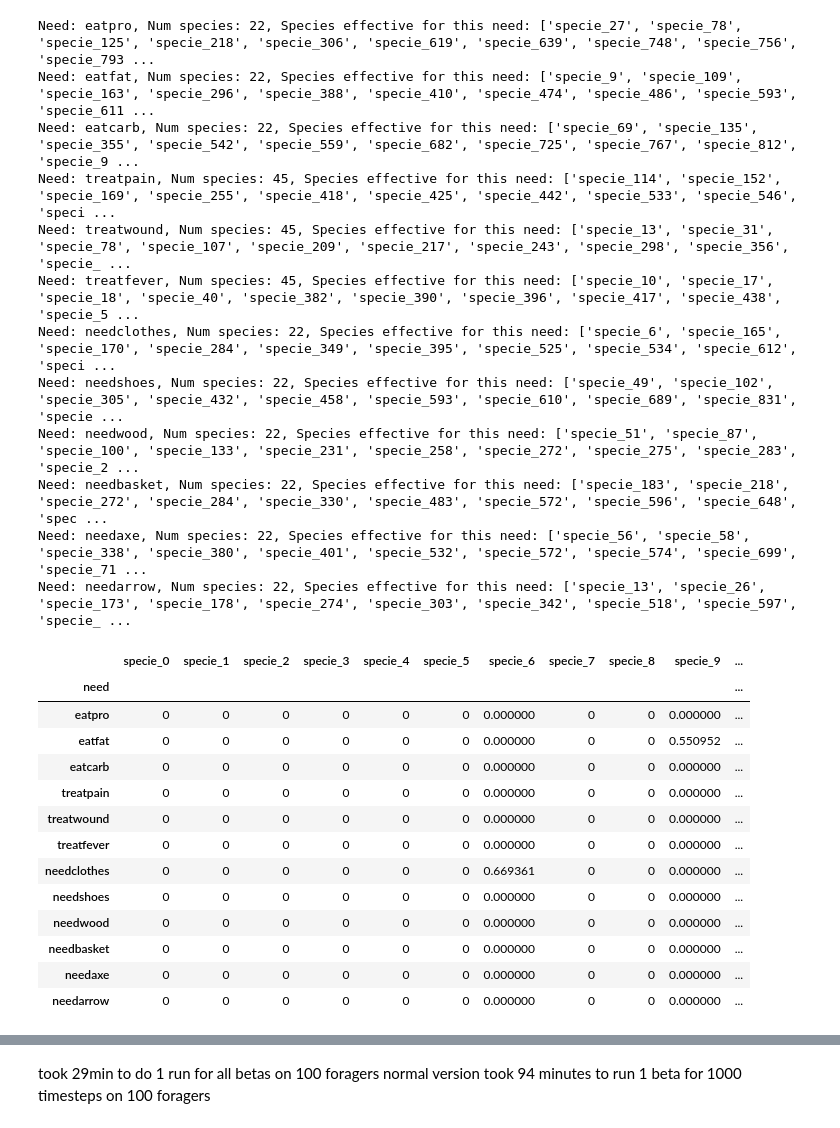
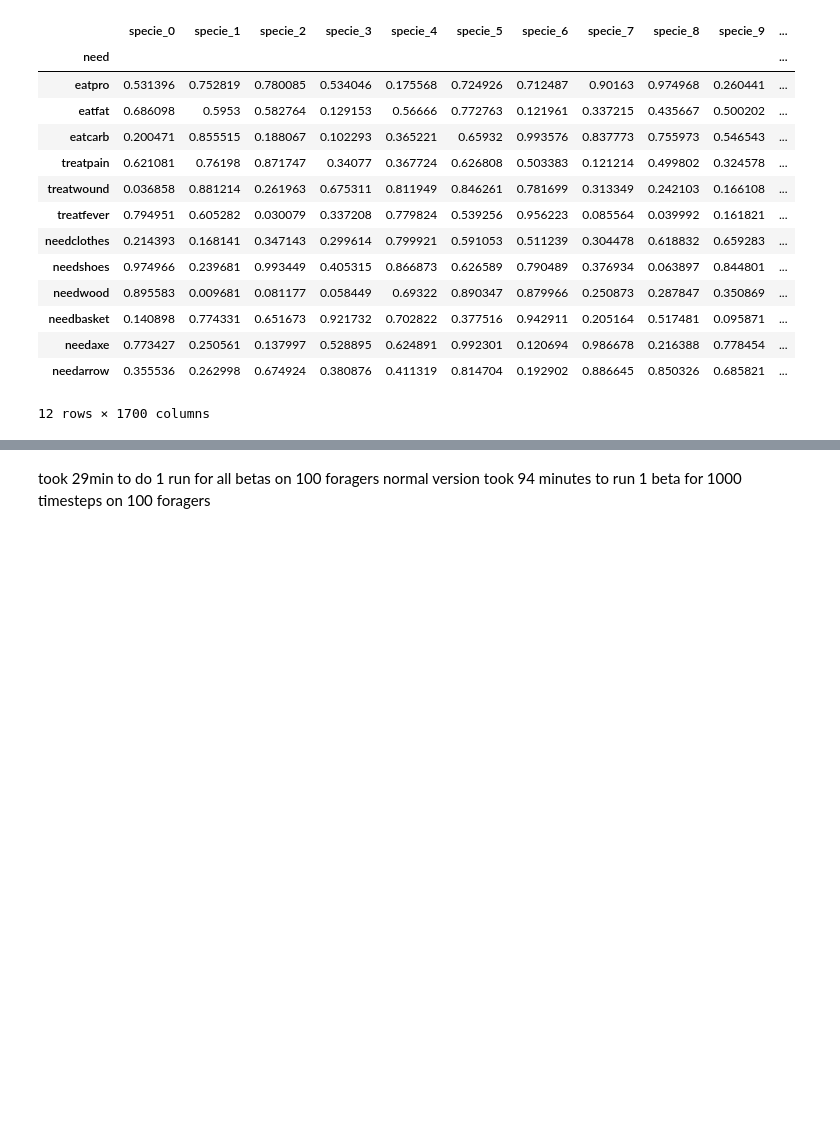
Before and after one commit to kaleyjoss/information_transmission, a Jupyter notebook: Kaley_model_addition.ipynb, the cells around one changed output, grey strips where cells are left out. Saved outputs shown, nothing was run; the diff lists cells and outputs as text; code cells hidden in the pictures; blank space fills up the shorter version.

```diff
--- a/Kaley_model_addition.ipynb
+++ b/Kaley_model_addition.ipynb
@@ -12,6 +12,7 @@ from scipy import spatial as st
 import pandas as pd
 import timeit
 import logging
+import csv
 
 #####################################################################################
 #####################################################################################
@@ -20,25 +21,25 @@ import logging
 # this is the name of the folder with the data
 mainFolder = "datafile"
 
-# range of values for beta (heterogeneity)
+# range of values for beta (heterogeneity of food quantity)
 betas = [2.5]
 
 # range of values for the forager population (tested against every beta)
-foragers = [100] # [ 1, 5, 10, 50, 100, 200 ] kj comment to test code
+foragers = [100] # [ 1, 5, 10, 50, 100, 200 ] kj comment out to test code
 
 # number of files created for each program with different initial conditions
 # helps calculate averages
 runs = 1
 
 # number of time-steps for each run
-steps = 1000
+steps = 10
 
 # number of patches per run
 patches = 50000
 
 # number of patches in the memory of each forager at t = 0
 # recall that memory > time-steps and memory <= patches, otherwise we get an error
-memory = 50000
+memory = 50000 # tried to change memory down and it didn't work
 
 ## foraging radius
 ## whole landscape ranges from 0 to 1
@@ -106,12 +107,13 @@ key_to_category = {
 }
 
 category_perc = {
-    "EAT": 0.04,
-    "ILLNESS": 0.08,
-    "SHELTER": 0.04,
-    "TOOLS": 0.04,
+    "EAT": 1,
+    "ILLNESS": 1,
+    "SHELTER": 1,
+    "TOOLS": 1,
 }
-# changed to almost 1 to test the process
+# changed to almost 1 to test the process, but then put back
+# these numbers are close to real, as close as i can get
 
 needs_perc = {}
 
@@ -121,7 +123,7 @@ for category in agent_needs:
     num_needs = len(agent_needs[category])
     for need in agent_needs[category]:
         # divide category perc and divide by number of needs so that each need is an equal percentage of the category
-        needs_perc[need] = category_perc[category] / num_needs
+        needs_perc[need] = category_perc[category] #/ num_needs
 
 
 efficacy = pd.DataFrame(columns=species, index=[key for cat in agent_needs for key in agent_needs[cat].keys()])
@@ -139,7 +141,7 @@ for need in efficacy.index:
 
 # Fill in the rest of the remaining dataframe with 0
 efficacy.fillna(0, inplace=True)
-
+display(efficacy)
 
 
 # test that it was done correctly
@@ -154,62 +156,57 @@ for need in efficacy.index:
     # loop through all the columns (species), except 'need'
     for specie in [specie for specie in efficacy.columns if specie != 'need']:
         # find the efficacy number for that species
-        specie_effect = pd.to_numeric(need_df[specie].sum())
+        specie_effect = pd.to_numeric(need_df[specie])
         if specie_effect > 0:
             # append non-zero efficacy species to need_species + efficacy amount to need_efficacy
             need_species.append(specie)
             need_species_efficacy.append(specie_effect)
     need_species_dict[need] = {
         'species': need_species,
         'efficacy': need_species_efficacy
     }
 
     # print, to test that it was done correctly
     print(f"Need: {need}, Num species: {len(need_species)}, Species effective for this need: {need_species}")
-
-# visualize the efficacy dataframe
-display(efficacy)
 
 
 
 ### helper funcs
 def any_list_empty(agent_needs):
     for category in agent_needs:
         for need in agent_needs[category]:
             if len(agent_needs[category][need]) == 0:
                 return True
     return False
 
 def all_list_empty(agent_needs):
     for category in agent_needs:
         for need in agent_needs[category]:
             if len(agent_needs[category][need]) > 0:
                 return False
     return True
+
+def list_needs(agent_needs):
+    needs_listed = []
+    for category, needs in agent_needs.items():
+        for need, species in needs.items():
+            needs_listed.append(need)
+    return needs_listed
+
+needs_listed = list_needs(agent_needs)
 # %% [output]
+|  | specie_0 | specie_1 | specie_2 | specie_3 | specie_4 | specie_5 | specie_6 | specie_7 | specie_8 | specie_9 | ... |
+| need |  |  |  |  |  |  |  |  |  |  | ... |
+| eatpro | 0.531396 | 0.752819 | 0.780085 | 0.534046 | 0.175568 | 0.724926 | 0.712487 | 0.90163 | 0.974968 | 0.260441 | ... |
+| eatfat | 0.686098 | 0.5953 | 0.582764 | 0.129153 | 0.56666 | 0.772763 | 0.121961 | 0.337215 | 0.435667 | 0.500202 | ... |
+| eatcarb | 0.200471 | 0.855515 | 0.188067 | 0.102293 | 0.365221 | 0.65932 | 0.993576 | 0.837773 | 0.755973 | 0.546543 | ... |
+| treatpain | 0.621081 | 0.76198 | 0.871747 | 0.34077 | 0.367724 | 0.626808 | 0.503383 | 0.121214 | 0.499802 | 0.324578 | ... |
+| treatwound | 0.036858 | 0.881214 | 0.261963 | 0.675311 | 0.811949 | 0.846261 | 0.781699 | 0.313349 | 0.242103 | 0.166108 | ... |
+| treatfever | 0.794951 | 0.605282 | 0.030079 | 0.337208 | 0.779824 | 0.539256 | 0.956223 | 0.085564 | 0.039992 | 0.161821 | ... |
+| needclothes | 0.214393 | 0.168141 | 0.347143 | 0.299614 | 0.799921 | 0.591053 | 0.511239 | 0.304478 | 0.618832 | 0.659283 | ... |
+| needshoes | 0.974966 | 0.239681 | 0.993449 | 0.405315 | 0.866873 | 0.626589 | 0.790489 | 0.376934 | 0.063897 | 0.844801 | ... |
+| needwood | 0.895583 | 0.009681 | 0.081177 | 0.058449 | 0.69322 | 0.890347 | 0.879966 | 0.250873 | 0.287847 | 0.350869 | ... |
+| needbasket | 0.140898 | 0.774331 | 0.651673 | 0.921732 | 0.702822 | 0.377516 | 0.942911 | 0.205164 | 0.517481 | 0.095871 | ... |
+| needaxe | 0.773427 | 0.250561 | 0.137997 | 0.528895 | 0.624891 | 0.992301 | 0.120694 | 0.986678 | 0.216388 | 0.778454 | ... |
+| needarrow | 0.355536 | 0.262998 | 0.674924 | 0.380876 | 0.411319 | 0.814704 | 0.192902 | 0.886645 | 0.850326 | 0.685821 | ... |
-Need: eatpro, Num species: 22, Species effective for this need: ['specie_27', 'specie_78', 'specie_125', 'specie_218', 'specie_306', 'specie_619', 'specie_639', 'specie_748', 'specie_756', 'specie_793 ...
-Need: eatfat, Num species: 22, Species effective for this need: ['specie_9', 'specie_109', 'specie_163', 'specie_296', 'specie_388', 'specie_410', 'specie_474', 'specie_486', 'specie_593', 'specie_611 ...
-Need: eatcarb, Num species: 22, Species effective for this need: ['specie_69', 'specie_135', 'specie_355', 'specie_542', 'specie_559', 'specie_682', 'specie_725', 'specie_767', 'specie_812', 'specie_9 ...
-Need: treatpain, Num species: 45, Species effective for this need: ['specie_114', 'specie_152', 'specie_169', 'specie_255', 'specie_418', 'specie_425', 'specie_442', 'specie_533', 'specie_546', 'speci ...
-Need: treatwound, Num species: 45, Species effective for this need: ['specie_13', 'specie_31', 'specie_78', 'specie_107', 'specie_209', 'specie_217', 'specie_243', 'specie_298', 'specie_356', 'specie_ ...
-Need: treatfever, Num species: 45, Species effective for this need: ['specie_10', 'specie_17', 'specie_18', 'specie_40', 'specie_382', 'specie_390', 'specie_396', 'specie_417', 'specie_438', 'specie_5 ...
-Need: needclothes, Num species: 22, Species effective for this need: ['specie_6', 'specie_165', 'specie_170', 'specie_284', 'specie_349', 'specie_395', 'specie_525', 'specie_534', 'specie_612', 'speci ...
-Need: needshoes, Num species: 22, Species effective for this need: ['specie_49', 'specie_102', 'specie_305', 'specie_432', 'specie_458', 'specie_593', 'specie_610', 'specie_689', 'specie_831', 'specie ...
-Need: needwood, Num species: 22, Species effective for this need: ['specie_51', 'specie_87', 'specie_100', 'specie_133', 'specie_231', 'specie_258', 'specie_272', 'specie_275', 'specie_283', 'specie_2 ...
-Need: needbasket, Num species: 22, Species effective for this need: ['specie_183', 'specie_218', 'specie_272', 'specie_284', 'specie_330', 'specie_483', 'specie_572', 'specie_596', 'specie_648', 'spec ...
-Need: needaxe, Num species: 22, Species effective for this need: ['specie_56', 'specie_58', 'specie_338', 'specie_380', 'specie_401', 'specie_532', 'specie_572', 'specie_574', 'specie_699', 'specie_71 ...
-Need: needarrow, Num species: 22, Species effective for this need: ['specie_13', 'specie_26', 'specie_173', 'specie_178', 'specie_274', 'specie_303', 'specie_342', 'specie_518', 'specie_597', 'specie_ ...
+12 rows × 1700 columns
-|  | specie_0 | specie_1 | specie_2 | specie_3 | specie_4 | specie_5 | specie_6 | specie_7 | specie_8 | specie_9 | ... |
-| need |  |  |  |  |  |  |  |  |  |  | ... |
-| eatpro | 0 | 0 | 0 | 0 | 0 | 0 | 0.000000 | 0 | 0 | 0.000000 | ... |
-| eatfat | 0 | 0 | 0 | 0 | 0 | 0 | 0.000000 | 0 | 0 | 0.550952 | ... |
-| eatcarb | 0 | 0 | 0 | 0 | 0 | 0 | 0.000000 | 0 | 0 | 0.000000 | ... |
-| treatpain | 0 | 0 | 0 | 0 | 0 | 0 | 0.000000 | 0 | 0 | 0.000000 | ... |
-| treatwound | 0 | 0 | 0 | 0 | 0 | 0 | 0.000000 | 0 | 0 | 0.000000 | ... |
-| treatfever | 0 | 0 | 0 | 0 | 0 | 0 | 0.000000 | 0 | 0 | 0.000000 | ... |
-| needclothes | 0 | 0 | 0 | 0 | 0 | 0 | 0.669361 | 0 | 0 | 0.000000 | ... |
-| needshoes | 0 | 0 | 0 | 0 | 0 | 0 | 0.000000 | 0 | 0 | 0.000000 | ... |
-| needwood | 0 | 0 | 0 | 0 | 0 | 0 | 0.000000 | 0 | 0 | 0.000000 | ... |
-| needbasket | 0 | 0 | 0 | 0 | 0 | 0 | 0.000000 | 0 | 0 | 0.000000 | ... |
-| needaxe | 0 | 0 | 0 | 0 | 0 | 0 | 0.000000 | 0 | 0 | 0.000000 | ... |
-| needarrow | 0 | 0 | 0 | 0 | 0 | 0 | 0.000000 | 0 | 0 | 0.000000 | ... |
```
Also changed, not shown: parts of 3 cells of this notebook, 19 other files.
